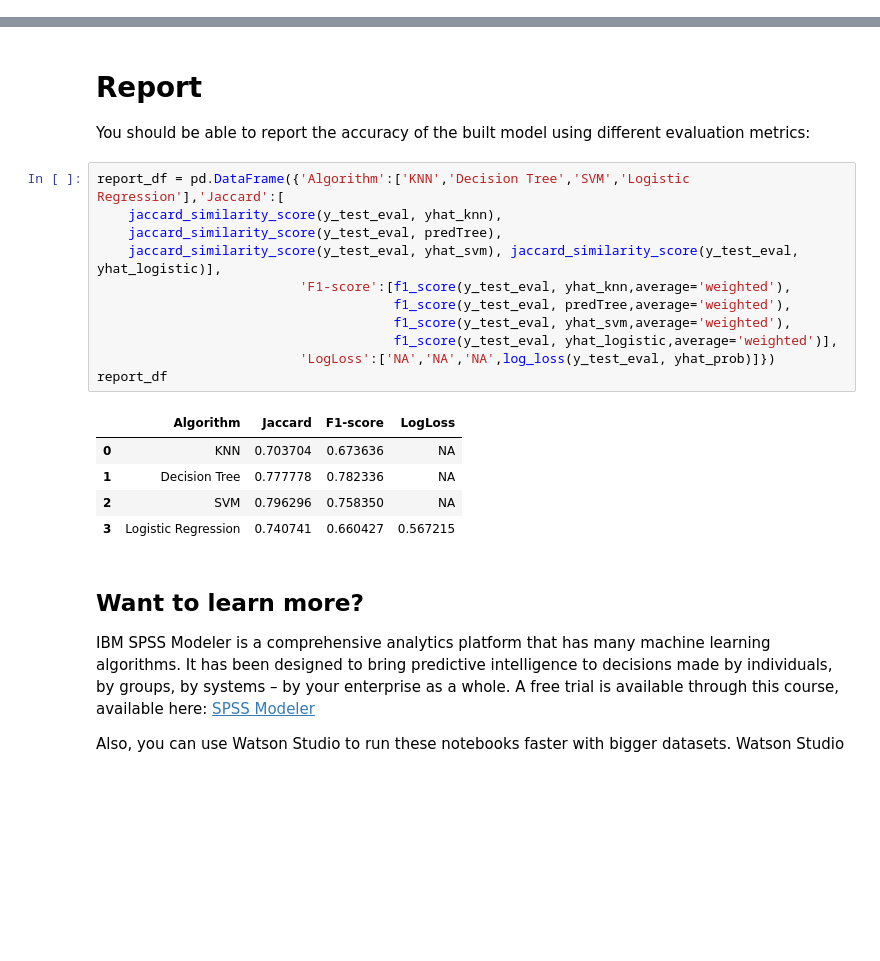
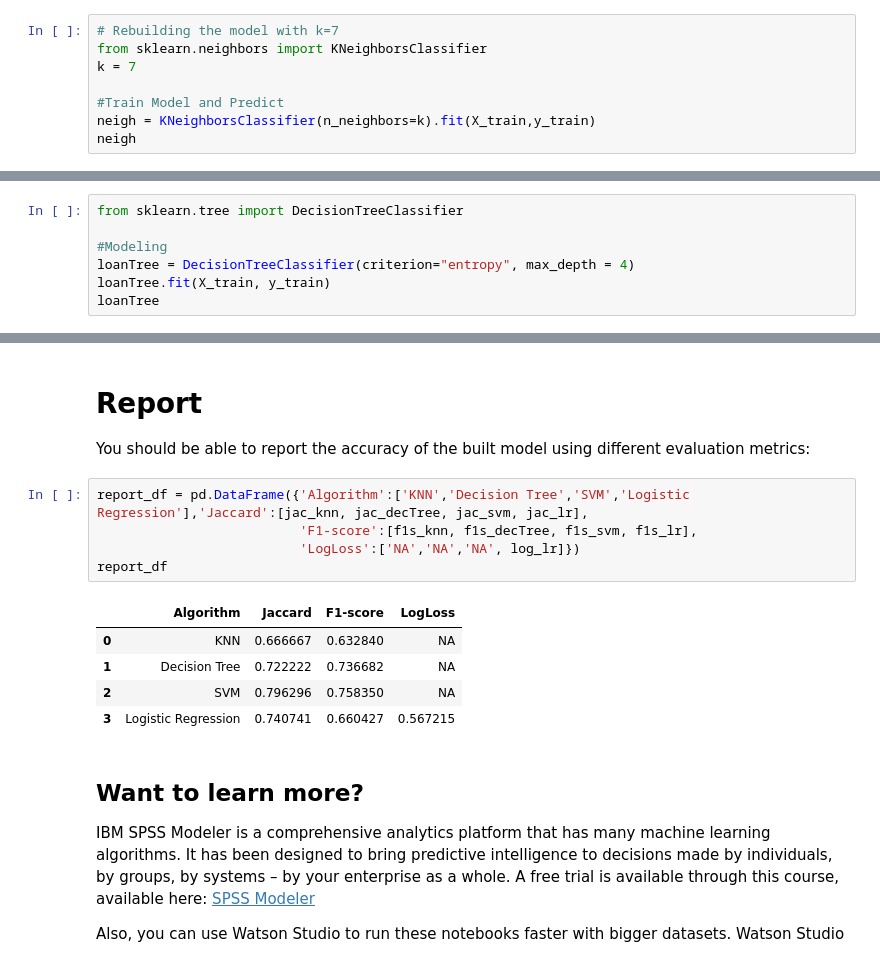
Before and after one commit to VincentVega002/coursera-capstone-project, a Jupyter notebook: The best classifier.ipynb, the cells around one changed output, grey strips where cells are left out. Saved outputs shown, nothing was run; the diff lists cells and outputs as text; blank space fills up the shorter version.

```diff
--- a/The best classifier.ipynb
+++ b/The best classifier.ipynb
@@ -338,0 +336,8 @@ The best accuracy with 0.7857142857142857 with k = 7
+# %%
+# Rebuilding the model with k=7
+from sklearn.neighbors import KNeighborsClassifier
+k = 7
+
+#Train Model and Predict
+neigh = KNeighborsClassifier(n_neighbors=k).fit(X_train,y_train)
+neigh
@@ -370,0 +350,7 @@ DecisionTreeClassifier(class_weight=None, criterion='entropy', max_depth=4,
+# %%
+from sklearn.tree import DecisionTreeClassifier
+
+#Modeling
+loanTree = DecisionTreeClassifier(criterion="entropy", max_depth = 4)
+loanTree.fit(X_train, y_train)
+loanTree
@@ -715,20 +752,14 @@ yhat_prob = LR.predict_proba(X_test_eval)
 # Report
 You should be able to report the accuracy of the built model using different evaluation metrics:
 # %%
-report_df = pd.DataFrame({'Algorithm':['KNN','Decision Tree','SVM','Logistic Regression'],'Jaccard':[
-    jaccard_similarity_score(y_test_eval, yhat_knn),
-    jaccard_similarity_score(y_test_eval, predTree),
-    jaccard_similarity_score(y_test_eval, yhat_svm), jaccard_similarity_score(y_test_eval, yhat_logistic)],
-                          'F1-score':[f1_score(y_test_eval, yhat_knn,average='weighted'),
-                                      f1_score(y_test_eval, predTree,average='weighted'),
-                                      f1_score(y_test_eval, yhat_svm,average='weighted'),
-                                      f1_score(y_test_eval, yhat_logistic,average='weighted')],
-                          'LogLoss':['NA','NA','NA',log_loss(y_test_eval, yhat_prob)]})
+report_df = pd.DataFrame({'Algorithm':['KNN','Decision Tree','SVM','Logistic Regression'],'Jaccard':[jac_knn, jac_decTree, jac_svm, jac_lr],
+                          'F1-score':[f1s_knn, f1s_decTree, f1s_svm, f1s_lr],
+                          'LogLoss':['NA','NA','NA', log_lr]})
 report_df
 # %% [output]
 |  | Algorithm | Jaccard | F1-score | LogLoss |
-| 0 | KNN | 0.703704 | 0.673636 | NA |
-| 1 | Decision Tree | 0.777778 | 0.782336 | NA |
+| 0 | KNN | 0.666667 | 0.632840 | NA |
+| 1 | Decision Tree | 0.722222 | 0.736682 | NA |
 | 2 | SVM | 0.796296 | 0.758350 | NA |
 | 3 | Logistic Regression | 0.740741 | 0.660427 | 0.567215 |
 # %% [markdown]
```
Also changed, not shown: parts of 12 cells of this notebook.
